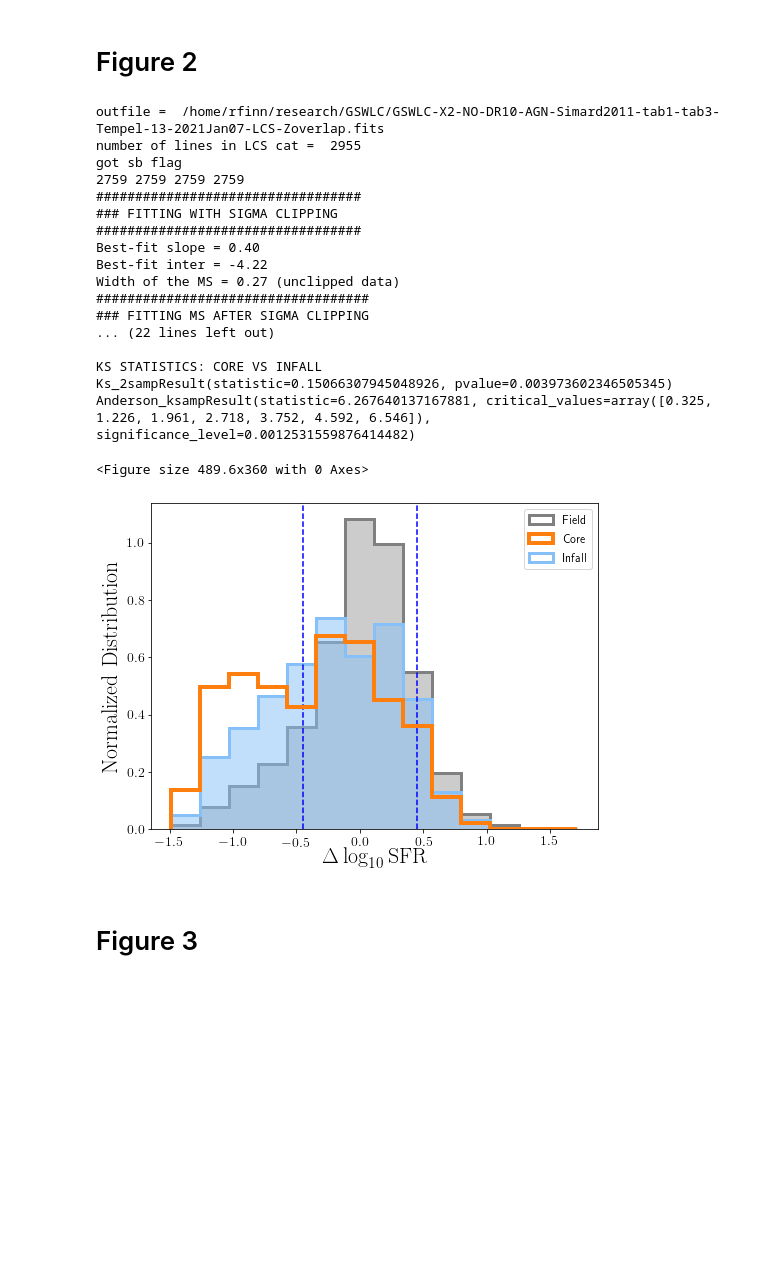
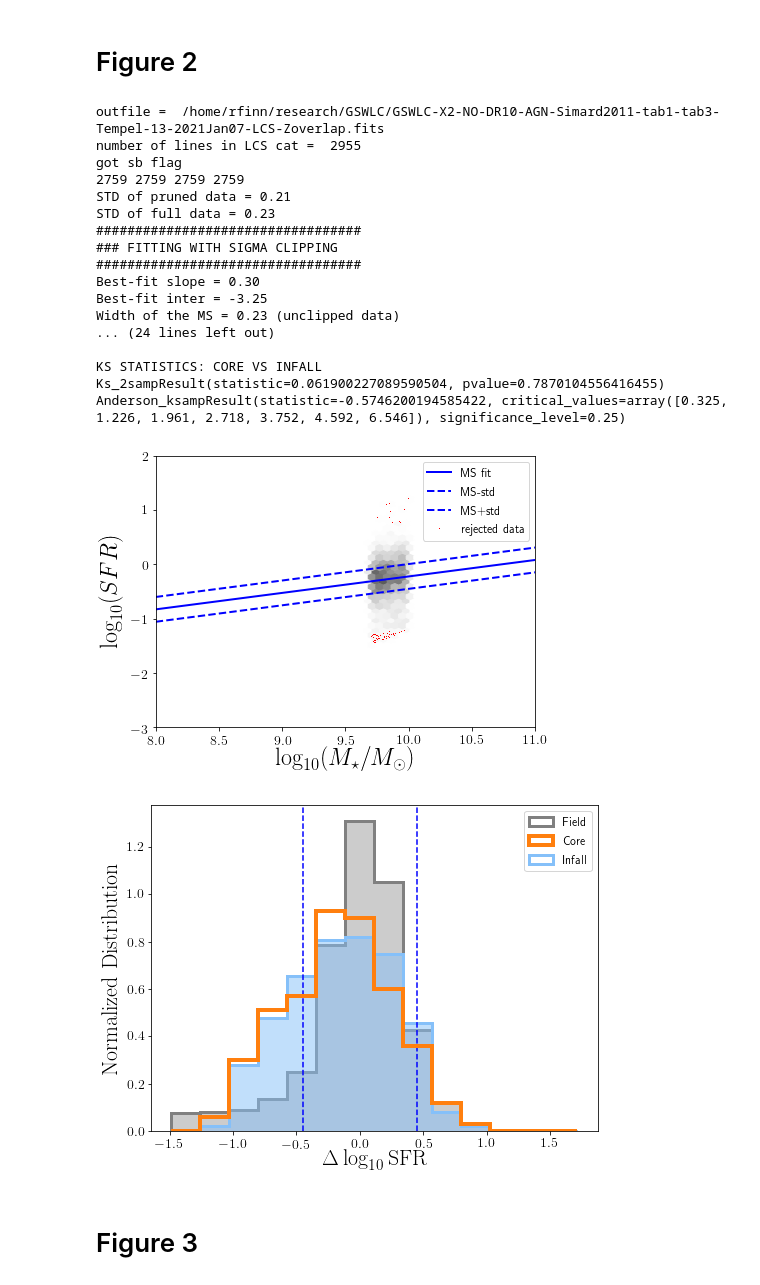
Before and after one commit to rfinn/LCS, a Jupyter notebook: notebooks/expanded-lcs.ipynb, the cells around one changed output. Drawn from its saved outputs; the diff is of its cells as text; code cells hidden in the pictures; blank space fills up the shorter version.

```diff
--- a/notebooks/expanded-lcs.ipynb
+++ b/notebooks/expanded-lcs.ipynb
@@ -391,30 +438,30 @@ p-vale = 7.204e-12 (prob that samples are from same distribution)
 # Figure 2
 # %%
 os.chdir(homedir+'/research/LCS/plots/')
-%run ~/github/LCS/python/lcs_paper2_v2.py --minmass 9.7 --ellip 0.75
-outfile1 = homedir+'/research/LCS/plots/delta-sfr-hist-BTcut1-e0p75.pdf'
-outfile2 = homedir+'/research/LCS/plots/delta-sfr-hist-BTcut1-e0p75.png'
-b.plot_dsfr_hist(outfile1=outfile1,outfile2=outfile2)
+%run ~/github/LCS/python/lcs_paper2_v2.py --minmass 9.7 --ellip 0.75 --minssfr -11.2
+outfile1 = homedir+'/research/LCS/plots/delta-sfr-hist-BTcut1-e0p75-mmatch.pdf'
+outfile2 = homedir+'/research/LCS/plots/delta-sfr-hist-BTcut1-e0p75-mmatch.png'
+b.plot_dsfr_hist(outfile1=outfile1,outfile2=outfile2,massmatch=True)
 # %% [output]
 outfile =  /home/rfinn/research/GSWLC/GSWLC-X2-NO-DR10-AGN-Simard2011-tab1-tab3-Tempel-13-2021Jan07-LCS-Zoverlap.fits
 number of lines in LCS cat =  2955
 got sb flag
 2759 2759 2759 2759
+STD of pruned data = 0.21
+STD of full data = 0.23
 ##################################
 ### FITTING WITH SIGMA CLIPPING
 ##################################
-Best-fit slope = 0.40
-Best-fit inter = -4.22
-Width of the MS = 0.27 (unclipped data)
-###################################
-### FITTING MS AFTER SIGMA CLIPPING
-... (22 lines left out)
+Best-fit slope = 0.30
+Best-fit inter = -3.25
+Width of the MS = 0.23 (unclipped data)
+... (24 lines left out)
 
 KS STATISTICS: CORE VS INFALL
-Ks_2sampResult(statistic=0.15066307945048926, pvalue=0.003973602346505345)
-Anderson_ksampResult(statistic=6.267640137167881, critical_values=array([0.325, 1.226, 1.961, 2.718, 3.752, 4.592, 6.546]), significance_level=0.0012531559876414482)
+Ks_2sampResult(statistic=0.061900227089590504, pvalue=0.7870104556416455)
+Anderson_ksampResult(statistic=-0.5746200194585422, critical_values=array([0.325, 1.226, 1.961, 2.718, 3.752, 4.592, 6.546]), significance_level=0.25)
-<Figure size 489.6x360 with 0 Axes>
-[figure, old version]
+[figure, new version]
+[figure, added]
 # %% [markdown]
 # Figure 3
 # %%
```
Also changed, not shown: parts of 35 cells of this notebook, 3 other files.
